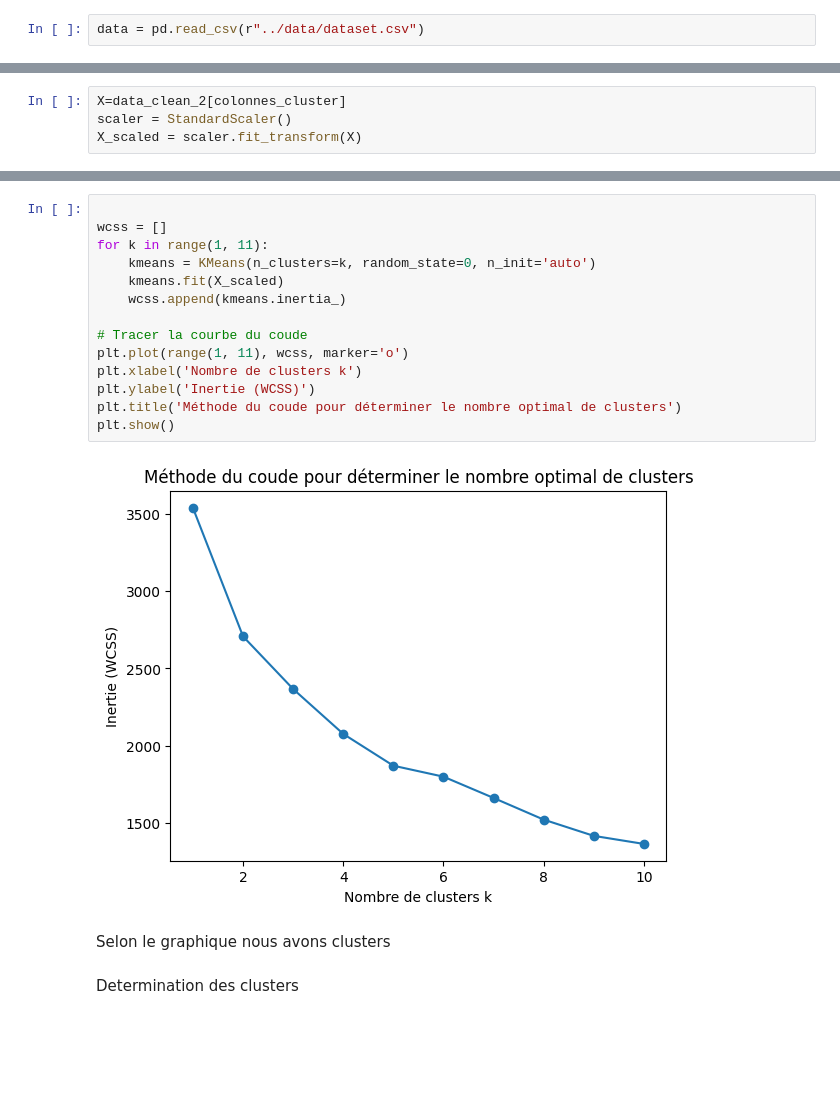
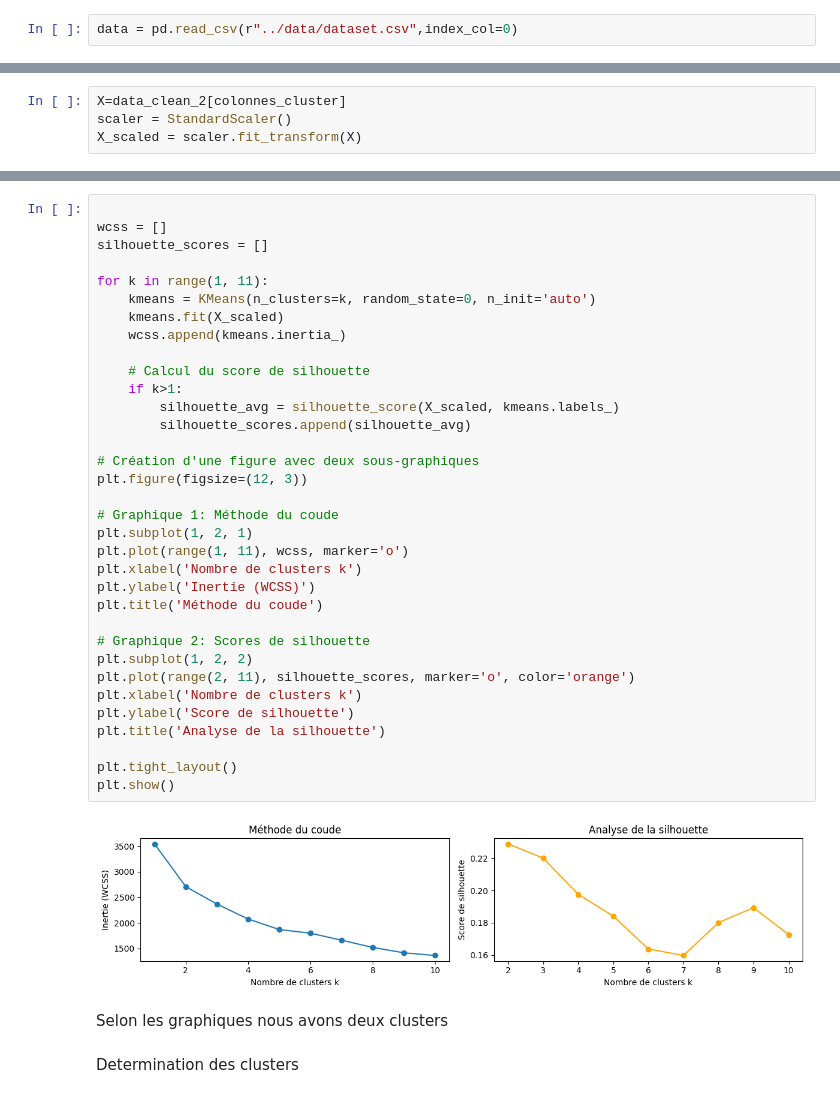
Before and after one commit to Hammilidi/Diabete_Prediction, a Jupyter notebook: scripts/Cluster.ipynb, the cells around one changed output, grey strips where cells are left out. Saved outputs shown, nothing was run; the diff lists cells and outputs as text; blank space fills up the shorter version.

Commit message:
modeles et graphiques

```diff
--- a/scripts/Cluster.ipynb
+++ b/scripts/Cluster.ipynb
@@ -15,5 +12,5 @@ from imblearn.pipeline import Pipeline
 # %%
-data = pd.read_csv(r"../data/dataset.csv")
+data = pd.read_csv(r"../data/dataset.csv",index_col=0)
 # %%
 data_clean_2=pps.clean_data_2(data)
 print(data.shape)
@@ -41,21 +48,41 @@ X_scaled = scaler.fit_transform(X)
 # %%
 
 wcss = []
+silhouette_scores = []
+
 for k in range(1, 11):
     kmeans = KMeans(n_clusters=k, random_state=0, n_init='auto')
     kmeans.fit(X_scaled)
     wcss.append(kmeans.inertia_)
 
-# Tracer la courbe du coude
+    # Calcul du score de silhouette
+    if k>1:
+        silhouette_avg = silhouette_score(X_scaled, kmeans.labels_)
+        silhouette_scores.append(silhouette_avg)
+
+# Création d'une figure avec deux sous-graphiques
+plt.figure(figsize=(12, 3))
+
+# Graphique 1: Méthode du coude
+plt.subplot(1, 2, 1)
 plt.plot(range(1, 11), wcss, marker='o')
 plt.xlabel('Nombre de clusters k')
 plt.ylabel('Inertie (WCSS)')
-plt.title('Méthode du coude pour déterminer le nombre optimal de clusters')
+plt.title('Méthode du coude')
+
+# Graphique 2: Scores de silhouette
+plt.subplot(1, 2, 2)
+plt.plot(range(2, 11), silhouette_scores, marker='o', color='orange')
+plt.xlabel('Nombre de clusters k')
+plt.ylabel('Score de silhouette')
+plt.title('Analyse de la silhouette')
+
+plt.tight_layout()
 plt.show()
 # %% [output]
-[figure, old version]
+[figure, new version]
 # %% [markdown]
-Selon le graphique nous avons  clusters
+Selon les graphiques nous avons deux clusters
 # %% [markdown]
 Determination des clusters
 # %%
```
Also changed, not shown: parts of 11 cells of this notebook, 8 other files.
